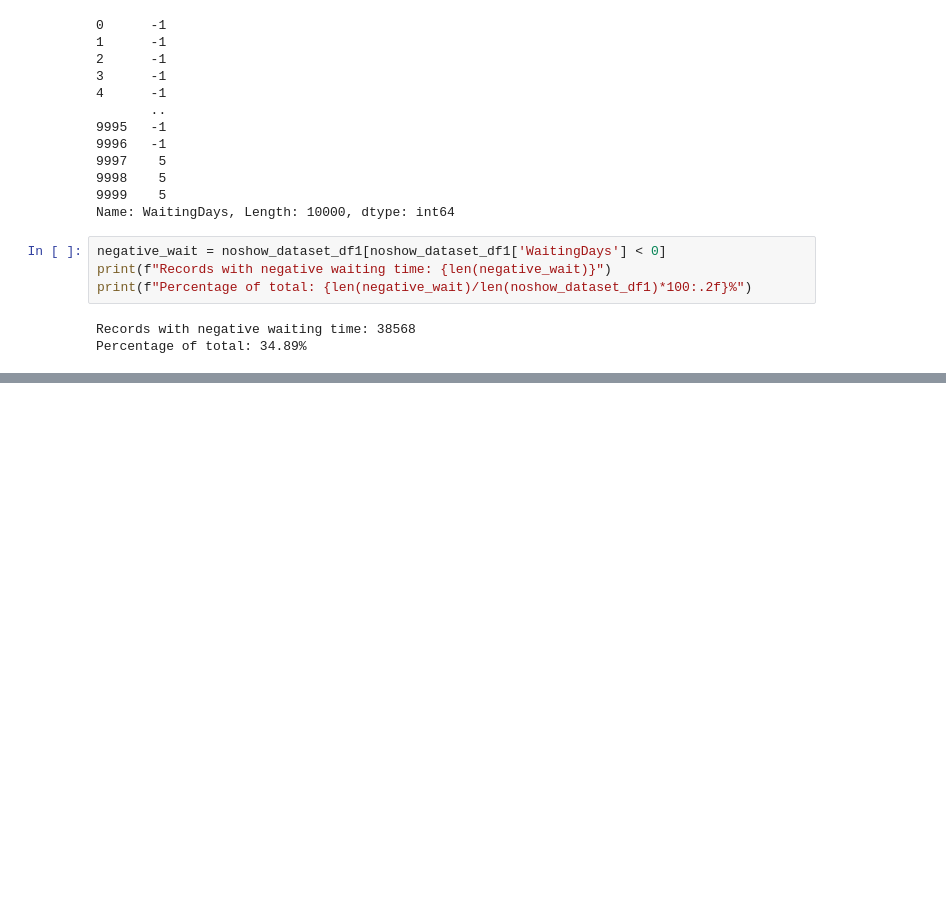
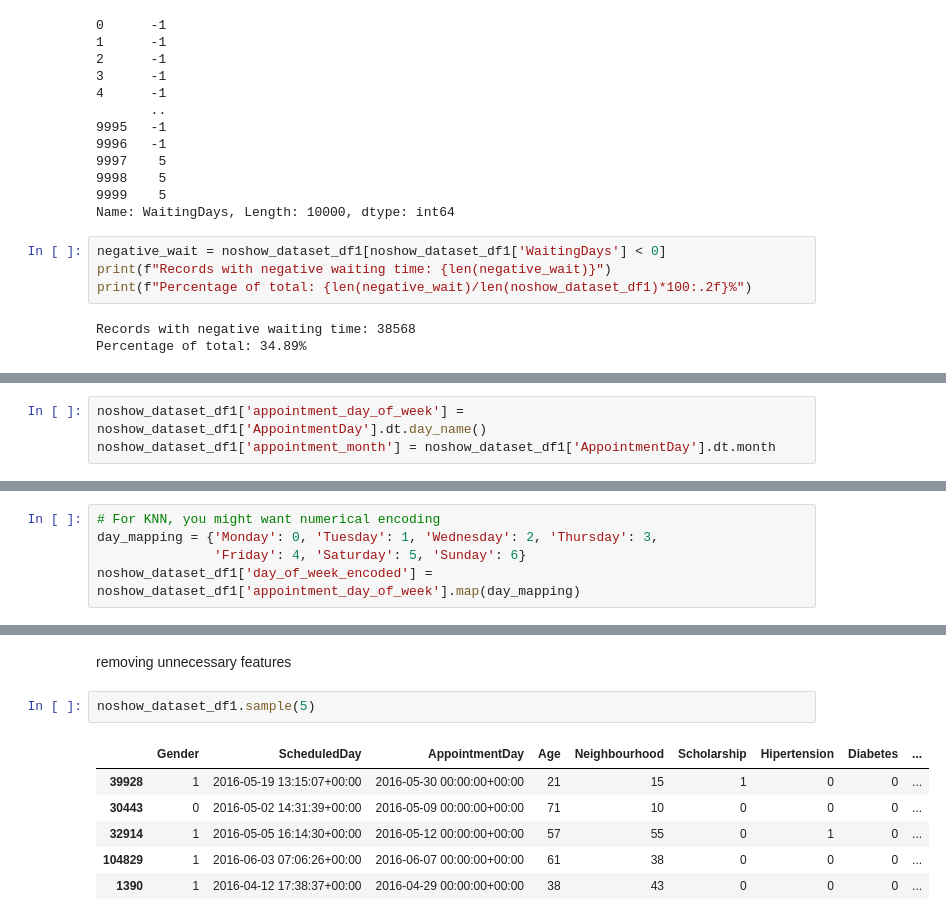
Before and after one commit to soipanhamisi/KNN_Classification_Regression_Analysis, a Jupyter notebook: notebooks/assignment_2.ipynb, the cells around one changed output, grey strips where cells are left out. Cells and saved outputs as stored; diff of their text form; blank space fills up the shorter version.

```diff
--- a/notebooks/assignment_2.ipynb
+++ b/notebooks/assignment_2.ipynb
@@ -216,0 +284,3 @@ noshow_dataset_df1[noshow_dataset_df1['WaitingDays'] == -1].sample(n=10, replace
+# %%
+noshow_dataset_df1['appointment_day_of_week'] = noshow_dataset_df1['AppointmentDay'].dt.day_name()
+noshow_dataset_df1['appointment_month'] = noshow_dataset_df1['AppointmentDay'].dt.month
@@ -216,0 +289,5 @@ noshow_dataset_df1[noshow_dataset_df1['WaitingDays'] == -1].sample(n=10, replace
+# %%
+# For KNN, you might want numerical encoding
+day_mapping = {'Monday': 0, 'Tuesday': 1, 'Wednesday': 2, 'Thursday': 3,
+               'Friday': 4, 'Saturday': 5, 'Sunday': 6}
+noshow_dataset_df1['day_of_week_encoded'] = noshow_dataset_df1['appointment_day_of_week'].map(day_mapping)
@@ -216,0 +329,11 @@ noshow_dataset_df1[noshow_dataset_df1['WaitingDays'] == -1].sample(n=10, replace
+# %% [markdown]
+removing unnecessary features
+# %%
+noshow_dataset_df1.sample(5)
+# %% [output]
+|  | Gender | ScheduledDay | AppointmentDay | Age | Neighbourhood | Scholarship | Hipertension | Diabetes | ... |
+| 39928 | 1 | 2016-05-19 13:15:07+00:00 | 2016-05-30 00:00:00+00:00 | 21 | 15 | 1 | 0 | 0 | ... |
+| 30443 | 0 | 2016-05-02 14:31:39+00:00 | 2016-05-09 00:00:00+00:00 | 71 | 10 | 0 | 0 | 0 | ... |
+| 32914 | 1 | 2016-05-05 16:14:30+00:00 | 2016-05-12 00:00:00+00:00 | 57 | 55 | 0 | 1 | 0 | ... |
+| 104829 | 1 | 2016-06-03 07:06:26+00:00 | 2016-06-07 00:00:00+00:00 | 61 | 38 | 0 | 0 | 0 | ... |
+| 1390 | 1 | 2016-04-12 17:38:37+00:00 | 2016-04-29 00:00:00+00:00 | 38 | 43 | 0 | 0 | 0 | ... |
```
Also changed, not shown: parts of 26 cells of this notebook.
